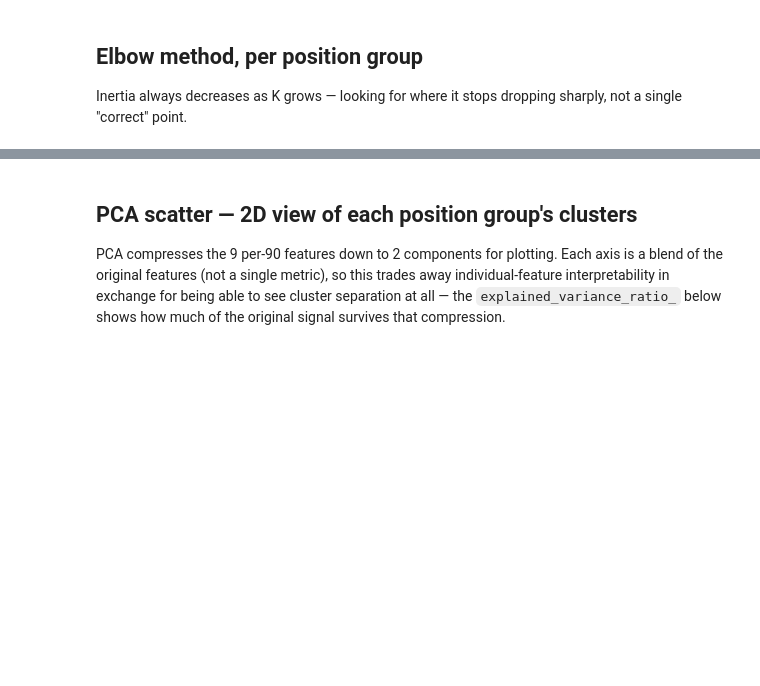
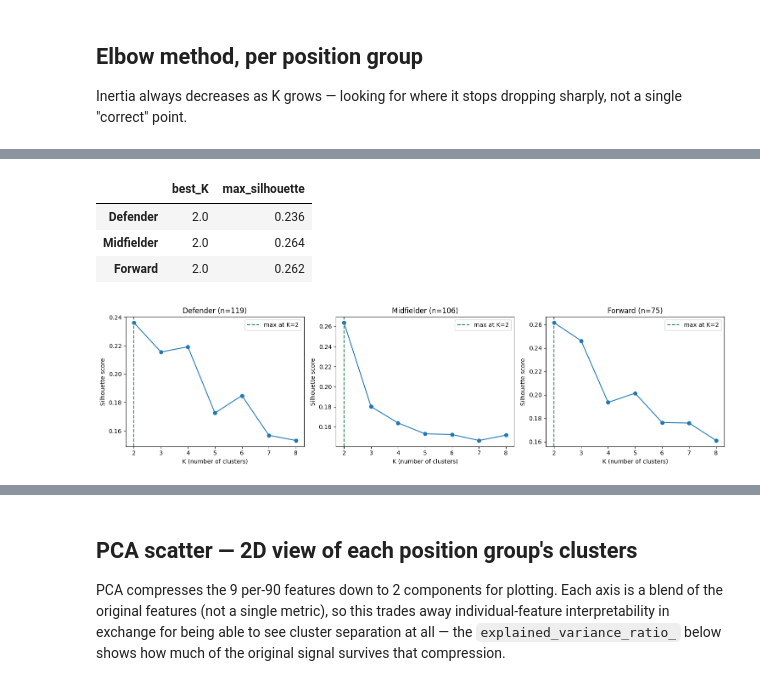
Before and after one commit to GuiPadinha/football-analytics-portfolio, a Jupyter notebook: notebooks/03_player_similarity.ipynb, the cells around one changed output, grey strips where cells are left out. Cells and saved outputs as stored; diff of their text form; code cells hidden in the pictures; blank space fills up the shorter version.

```diff
--- a/notebooks/03_player_similarity.ipynb
+++ b/notebooks/03_player_similarity.ipynb
@@ -65 +91,26 @@ fig.savefig('../outputs/similarity_elbow_curves.png', dpi=150, bbox_inches='tigh
+# %%
+from src.similarity import compute_silhouette_scores
+from src.visualisation import plot_silhouette_curve
+
+fig, axes = plt.subplots(1, 3, figsize=(15, 4))
+for ax, position_group in zip(axes, POSITION_GROUPS):
+    silhouettes = compute_silhouette_scores(groups[position_group]['X_scaled'], k_range=range(2, 9))
+    groups[position_group]['silhouettes'] = silhouettes
+    plot_silhouette_curve(silhouettes, ax=ax,
+                          title=f'{position_group} (n={len(groups[position_group]["data"])})')
+fig.tight_layout()
+fig.savefig('../outputs/similarity_silhouette_curves.png', dpi=150, bbox_inches='tight')
+
+# Peak silhouette K and its (low) value per group — the quantitative read on K.
+pd.DataFrame({
+    pg: {'best_K': int(groups[pg]['silhouettes'].idxmax()),
+         'max_silhouette': round(groups[pg]['silhouettes'].max(), 3)}
+    for pg in POSITION_GROUPS
+}).T
+# %% [output]
+|  | best_K | max_silhouette |
+| Defender | 2.0 | 0.236 |
+| Midfielder | 2.0 | 0.264 |
+| Forward | 2.0 | 0.262 |
+[figure, added]
 # %% [markdown]
```
Also changed, not shown: parts of 11 cells of this notebook, 16 other files.
